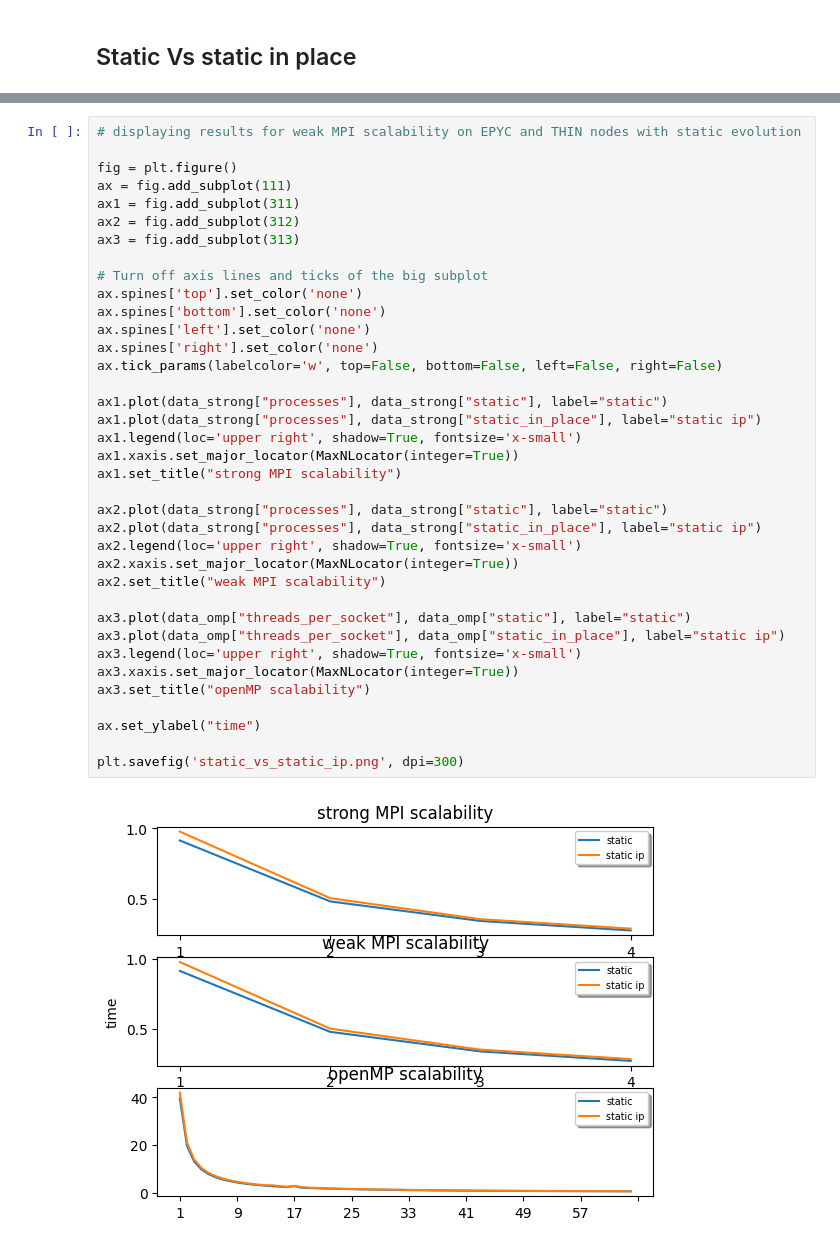
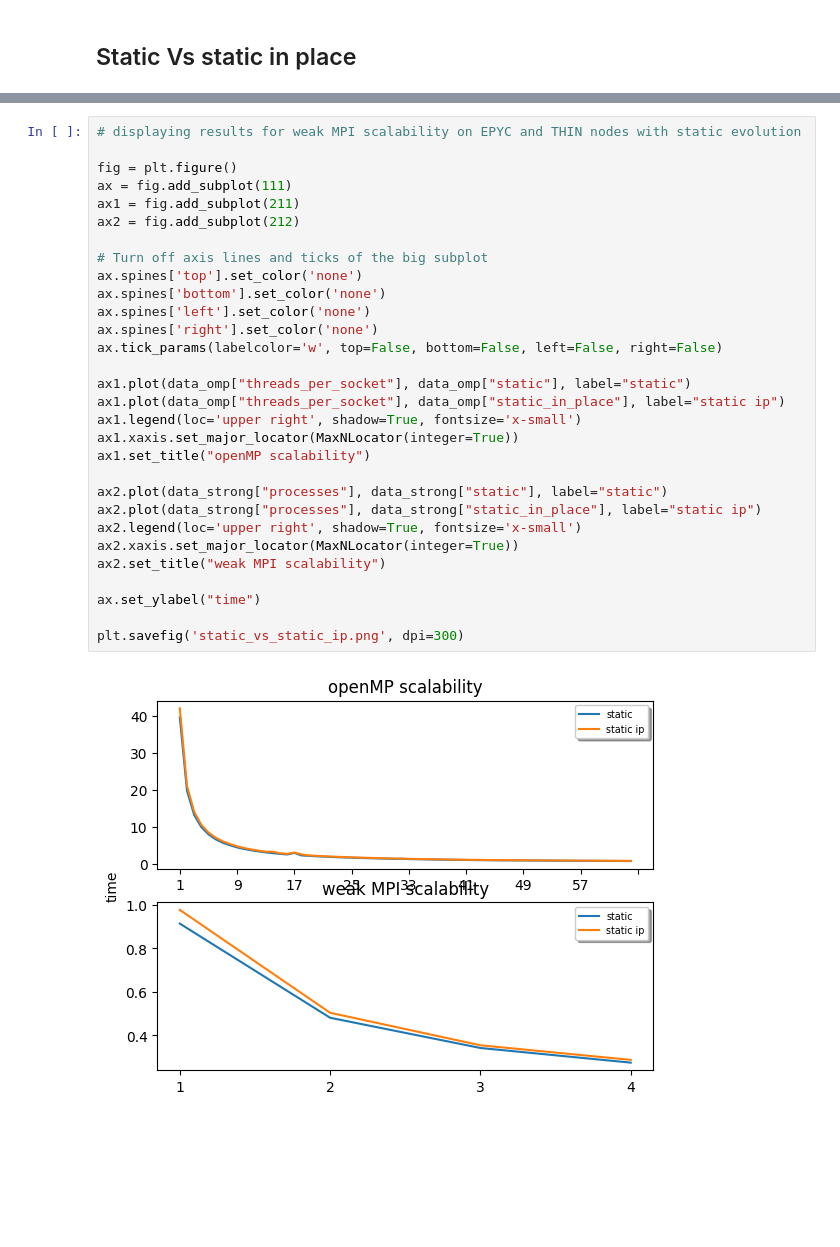
Before and after one commit to TommasoTarchi/Foundations_of_HPC-FinalProject, a Jupyter notebook: exercise1/analysis/analysis.ipynb, the cells around one changed output, grey strips where cells are left out. Drawn from its saved outputs; the diff is of its cells as text; blank space fills up the shorter version.

```diff
--- a/exercise1/analysis/analysis.ipynb
+++ b/exercise1/analysis/analysis.ipynb
@@ -379,39 +370,32 @@ data_weak = data_weak.drop(columns="mat_size").groupby(["processes"]).mean().res
 # %%
 # displaying results for weak MPI scalability on EPYC and THIN nodes with static evolution
 
 fig = plt.figure()
 ax = fig.add_subplot(111)
-ax1 = fig.add_subplot(311)
-ax2 = fig.add_subplot(312)
-ax3 = fig.add_subplot(313)
+ax1 = fig.add_subplot(211)
+ax2 = fig.add_subplot(212)
 
 # Turn off axis lines and ticks of the big subplot
 ax.spines['top'].set_color('none')
 ax.spines['bottom'].set_color('none')
 ax.spines['left'].set_color('none')
 ax.spines['right'].set_color('none')
 ax.tick_params(labelcolor='w', top=False, bottom=False, left=False, right=False)
 
-ax1.plot(data_strong["processes"], data_strong["static"], label="static")
-ax1.plot(data_strong["processes"], data_strong["static_in_place"], label="static ip")
+ax1.plot(data_omp["threads_per_socket"], data_omp["static"], label="static")
+ax1.plot(data_omp["threads_per_socket"], data_omp["static_in_place"], label="static ip")
 ax1.legend(loc='upper right', shadow=True, fontsize='x-small')
 ax1.xaxis.set_major_locator(MaxNLocator(integer=True))
-ax1.set_title("strong MPI scalability")
+ax1.set_title("openMP scalability")
 
 ax2.plot(data_strong["processes"], data_strong["static"], label="static")
 ax2.plot(data_strong["processes"], data_strong["static_in_place"], label="static ip")
 ax2.legend(loc='upper right', shadow=True, fontsize='x-small')
 ax2.xaxis.set_major_locator(MaxNLocator(integer=True))
 ax2.set_title("weak MPI scalability")
 
-ax3.plot(data_omp["threads_per_socket"], data_omp["static"], label="static")
-ax3.plot(data_omp["threads_per_socket"], data_omp["static_in_place"], label="static ip")
-ax3.legend(loc='upper right', shadow=True, fontsize='x-small')
-ax3.xaxis.set_major_locator(MaxNLocator(integer=True))
-ax3.set_title("openMP scalability")
-
 ax.set_ylabel("time")
 
 plt.savefig('static_vs_static_ip.png', dpi=300)
 # %% [output]
-[figure, old version]
+[figure, new version]
```
Also changed, not shown: parts of 1 cell of this notebook.
